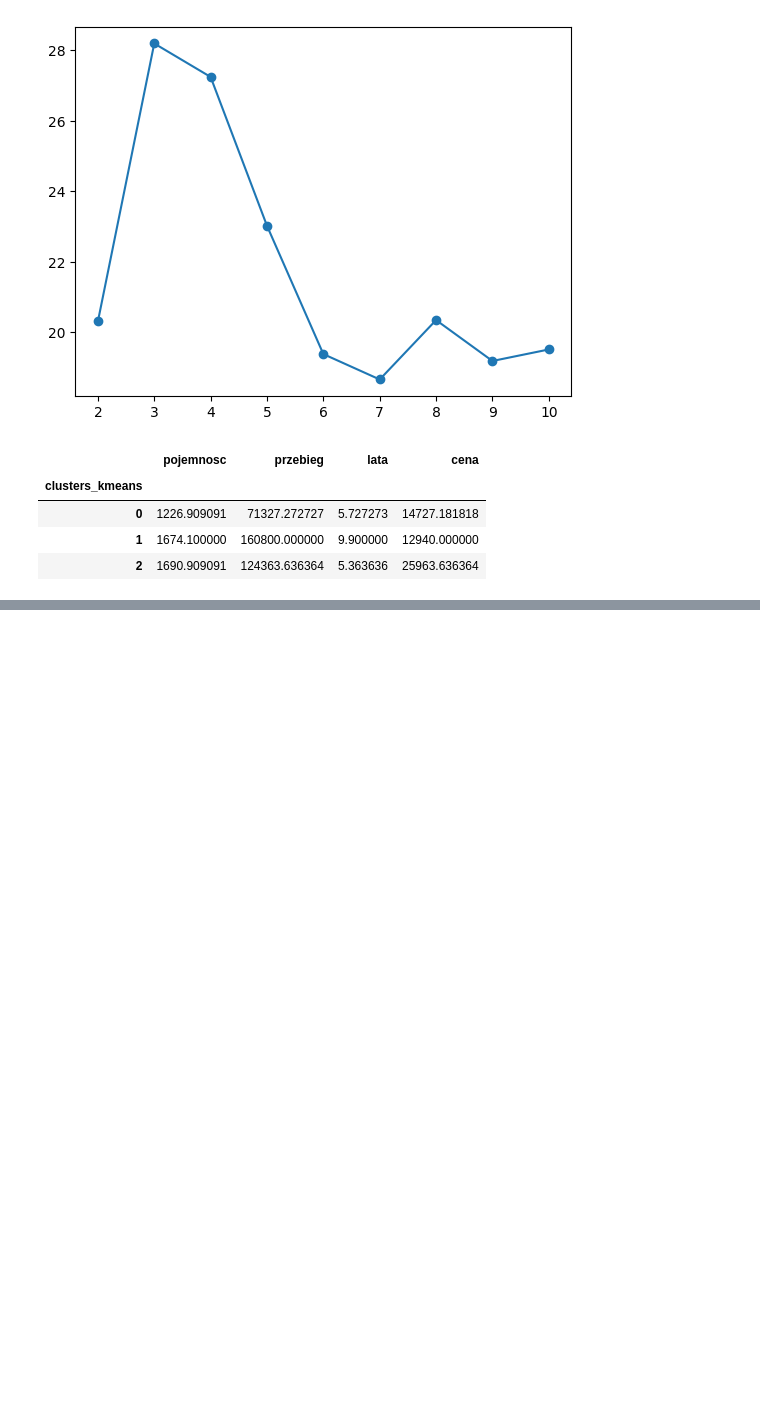
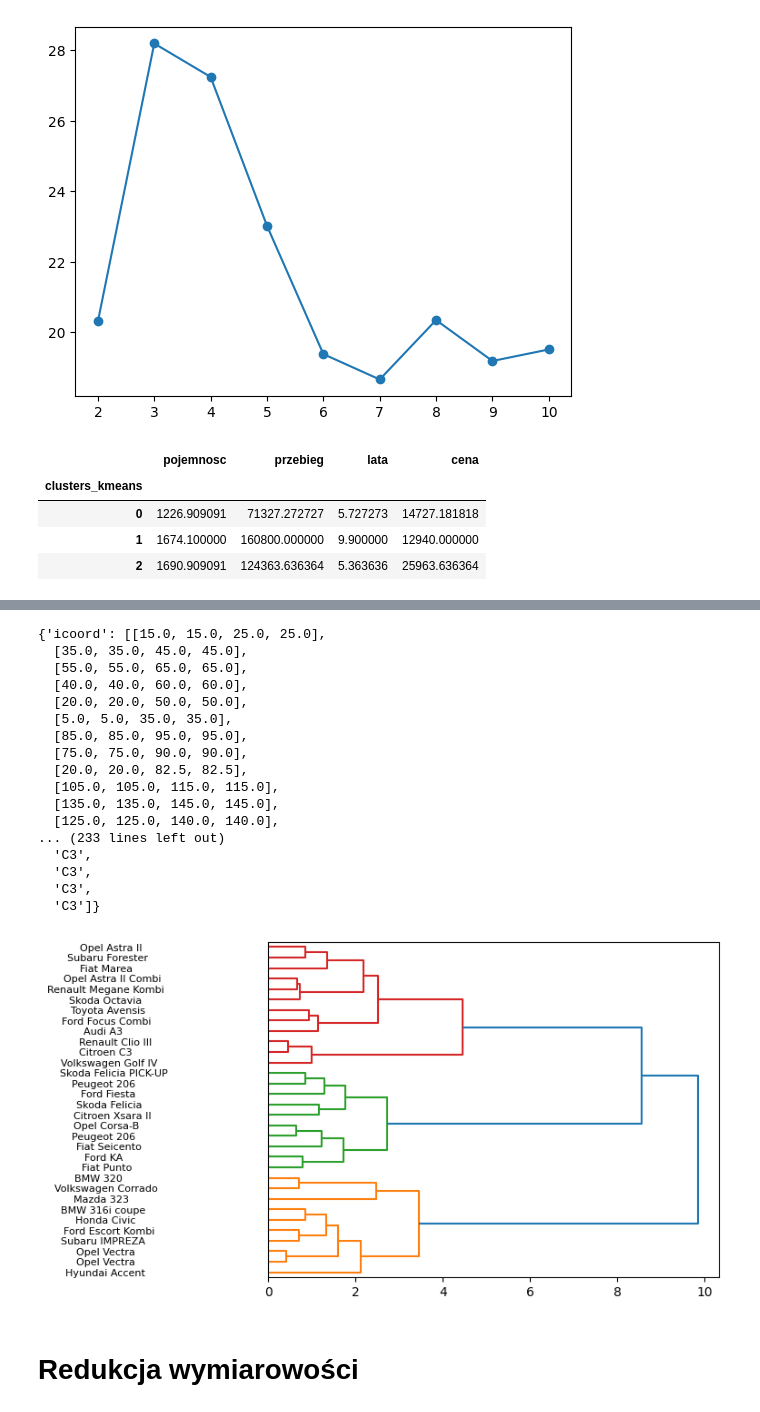
Before and after one commit to lwawrowski/cdv_bigdata, a Jupyter notebook: metody_analizy_przetwarzania_danych/2024_2025/gr2/20250614_grupowanie.ipynb, the cells around one changed output, grey strips where cells are left out. Cells and saved outputs as stored; diff of their text form; code cells hidden in the pictures; blank space fills up the shorter version.

```diff
--- a/metody_analizy_przetwarzania_danych/2024_2025/gr2/20250614_grupowanie.ipynb
+++ b/metody_analizy_przetwarzania_danych/2024_2025/gr2/20250614_grupowanie.ipynb
@@ -168,0 +238,3 @@ auta[["pojemnosc", "przebieg", "lata", "cena", "clusters_kmeans"]].groupby("clus
+# %%
+auta["clusters_hier"] = AgglomerativeClustering(n_clusters=3, linkage='ward').fit_predict(z_auta)
+pd.crosstab(auta["clusters_kmeans"], auta["clusters_hier"])
@@ -168,0 +247,25 @@ auta[["pojemnosc", "przebieg", "lata", "cena", "clusters_kmeans"]].groupby("clus
+# %%
+linked_auta = linkage(z_auta, method='ward')
+
+dendrogram(linked_auta, orientation='right', labels=auta['model'].values, color_threshold=5)
+# %% [output]
+{'icoord': [[15.0, 15.0, 25.0, 25.0],
+  [35.0, 35.0, 45.0, 45.0],
+  [55.0, 55.0, 65.0, 65.0],
+  [40.0, 40.0, 60.0, 60.0],
+  [20.0, 20.0, 50.0, 50.0],
+  [5.0, 5.0, 35.0, 35.0],
+  [85.0, 85.0, 95.0, 95.0],
+  [75.0, 75.0, 90.0, 90.0],
+  [20.0, 20.0, 82.5, 82.5],
+  [105.0, 105.0, 115.0, 115.0],
+  [135.0, 135.0, 145.0, 145.0],
+  [125.0, 125.0, 140.0, 140.0],
+... (233 lines left out)
+  'C3',
+  'C3',
+  'C3',
+  'C3']}
+[figure, added]
+# %% [markdown]
+# Redukcja wymiarowości
```
Also changed, not shown: parts of 15 cells of this notebook, 1 other file.
